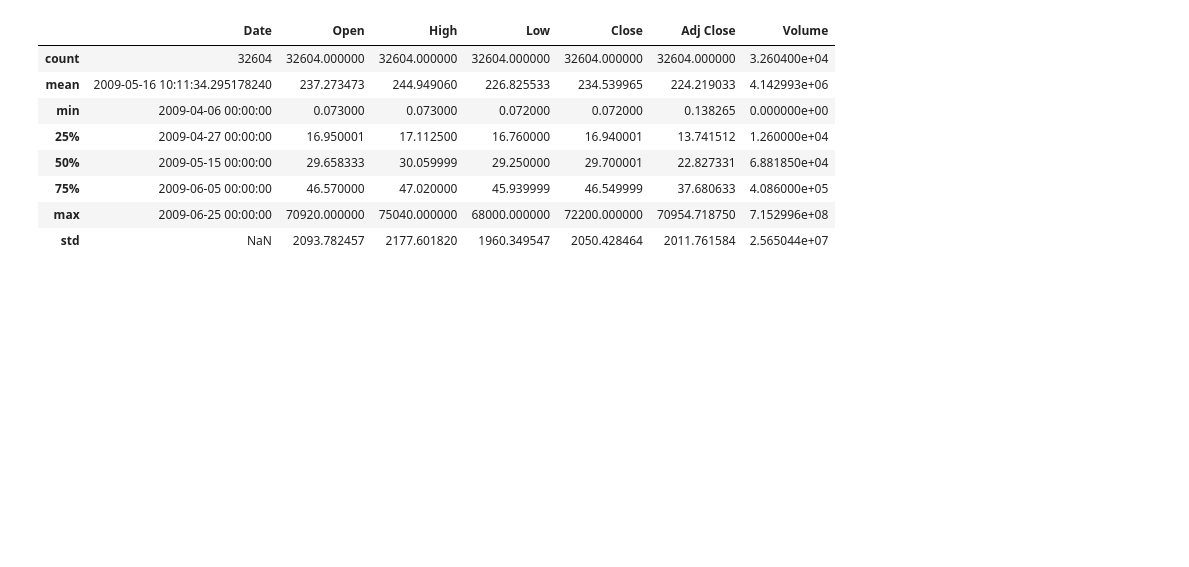
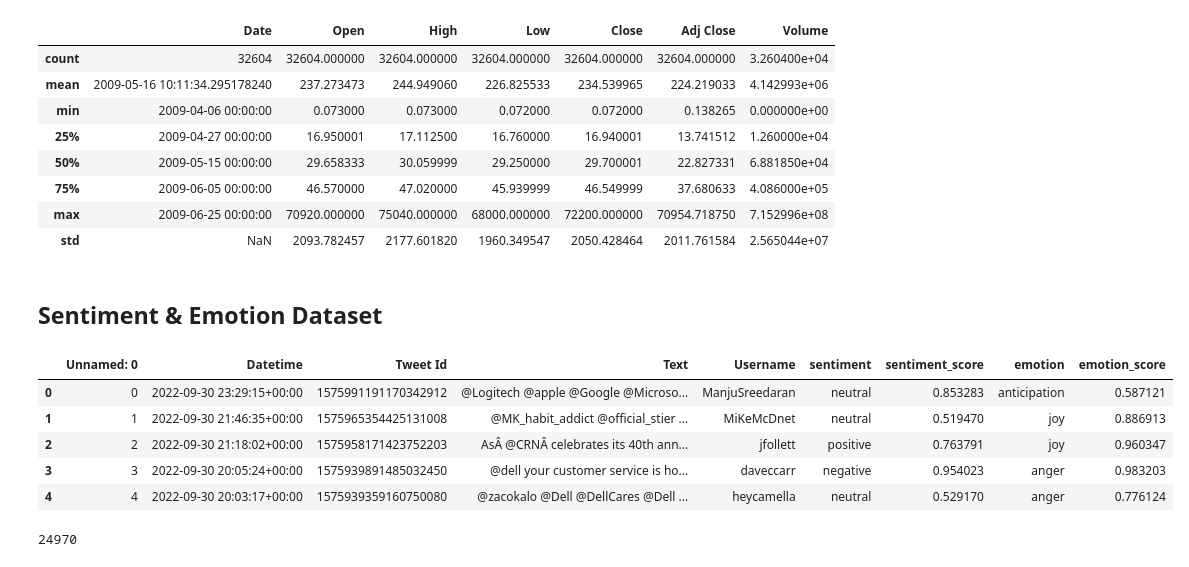
Before and after one commit to gregorkovac/lsentiment, a Jupyter notebook: notebooks/01_data_exploration.ipynb, the cells around one changed output. Saved outputs shown, nothing was run; the diff lists cells and outputs as text; code cells hidden in the pictures; blank space fills up the shorter version.

Commit message:
Sentiment improvements

```diff
--- a/notebooks/01_data_exploration.ipynb
+++ b/notebooks/01_data_exploration.ipynb
@@ -398,3 +398,19 @@ df_etfs.describe()
 # %%
 df_etfs = df_etfs[df_etfs.groupby("Name")["Name"].transform("count") >= 10]
 df_stocks = df_stocks[df_stocks.groupby("Name")["Name"].transform("count") >= 10]
+# %% [markdown]
+## Sentiment & Emotion Dataset
+# %%
+df = pd.read_csv("../data/sentiment-emotion/sentiment-emotion-labelled_Dell_tweets.csv", encoding='latin1')
+df.head()
+# %% [output]
+|  | Unnamed: 0 | Datetime | Tweet Id | Text | Username | sentiment | sentiment_score | emotion | emotion_score |
+| 0 | 0 | 2022-09-30 23:29:15+00:00 | 1575991191170342912 | @Logitech @apple @Google @Microso... | ManjuSreedaran | neutral | 0.853283 | anticipation | 0.587121 |
+| 1 | 1 | 2022-09-30 21:46:35+00:00 | 1575965354425131008 | @MK_habit_addict @official_stier ... | MiKeMcDnet | neutral | 0.519470 | joy | 0.886913 |
+| 2 | 2 | 2022-09-30 21:18:02+00:00 | 1575958171423752203 | AsÂ @CRNÂ celebrates its 40th ann... | jfollett | positive | 0.763791 | joy | 0.960347 |
+| 3 | 3 | 2022-09-30 20:05:24+00:00 | 1575939891485032450 | @dell your customer service is ho... | daveccarr | negative | 0.954023 | anger | 0.983203 |
+| 4 | 4 | 2022-09-30 20:03:17+00:00 | 1575939359160750080 | @zacokalo @Dell @DellCares @Dell ... | heycamella | neutral | 0.529170 | anger | 0.776124 |
+# %%
+len(df)
+# %% [output]
+24970
```
Also changed, not shown: parts of 2 cells of this notebook, 5 other files.
